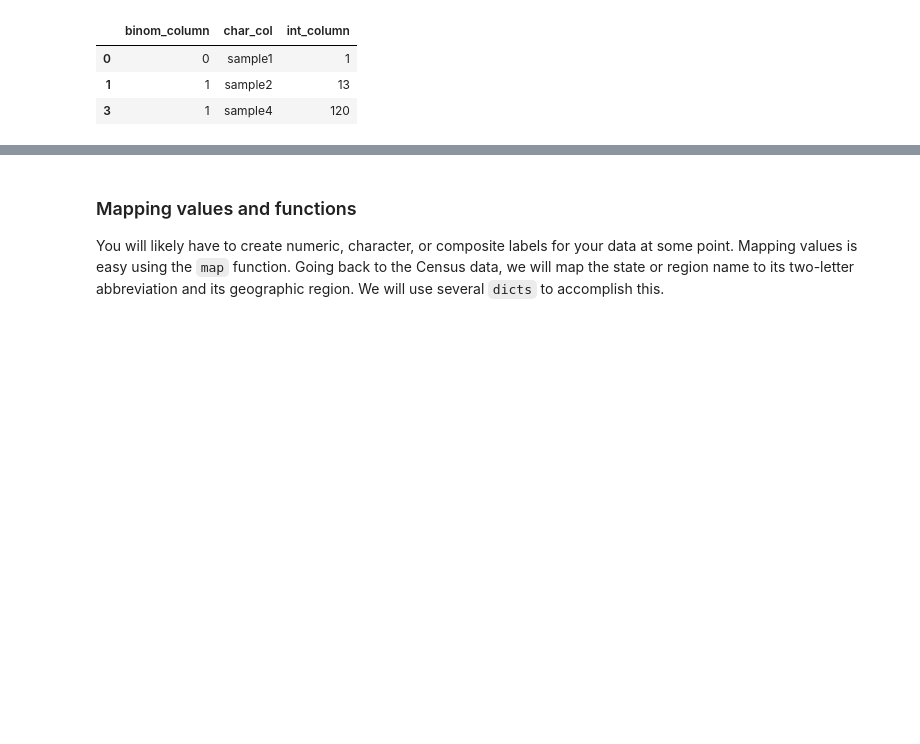
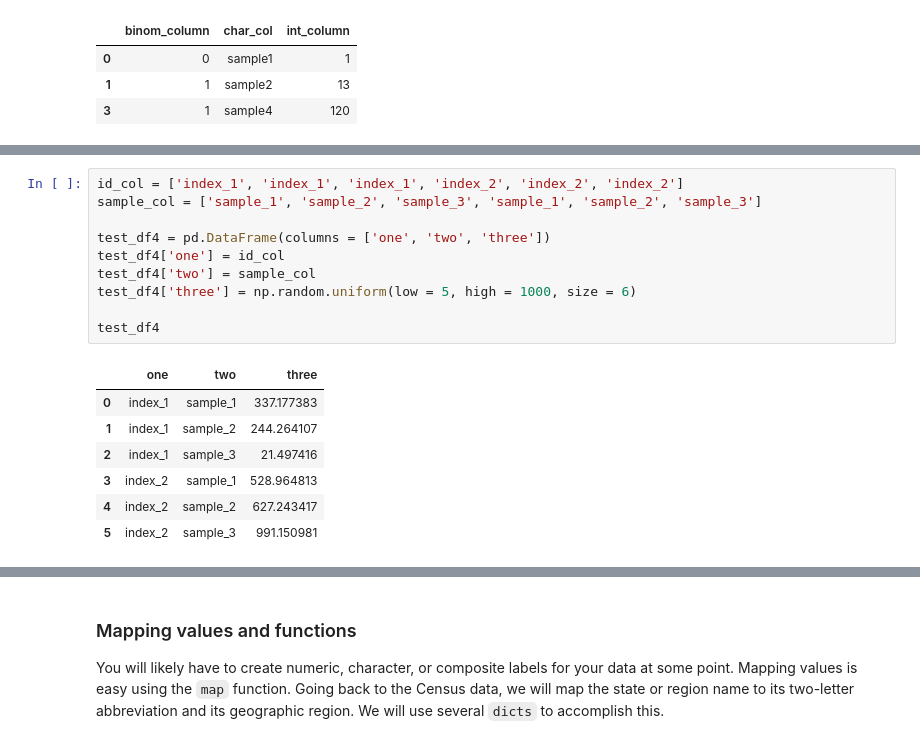
Before and after one commit to IRCS-analysis-mini-courses/reproducible-research, a Jupyter notebook: Day-2/notebooks/Pandas-NumPy-SciPy-Matplotlib-Hour-1.ipynb, the cells around one changed output, grey strips where cells are left out. Saved outputs shown, nothing was run; the diff lists cells and outputs as text; blank space fills up the shorter version.

```diff
--- a/Day-2/notebooks/Pandas-NumPy-SciPy-Matplotlib-Hour-1.ipynb
+++ b/Day-2/notebooks/Pandas-NumPy-SciPy-Matplotlib-Hour-1.ipynb
@@ -429,0 +436,18 @@ test_df2.head()
+# %%
+id_col = ['index_1', 'index_1', 'index_1', 'index_2', 'index_2', 'index_2']
+sample_col = ['sample_1', 'sample_2', 'sample_3', 'sample_1', 'sample_2', 'sample_3']
+
+test_df4 = pd.DataFrame(columns = ['one', 'two', 'three'])
+test_df4['one'] = id_col
+test_df4['two'] = sample_col
+test_df4['three'] = np.random.uniform(low = 5, high = 1000, size = 6)
+
+test_df4
+# %% [output]
+|  | one | two | three |
+| 0 | index_1 | sample_1 | 337.177383 |
+| 1 | index_1 | sample_2 | 244.264107 |
+| 2 | index_1 | sample_3 | 21.497416 |
+| 3 | index_2 | sample_1 | 528.964813 |
+| 4 | index_2 | sample_2 | 627.243417 |
+| 5 | index_2 | sample_3 | 991.150981 |
```
Also changed, not shown: parts of 16 cells of this notebook.
